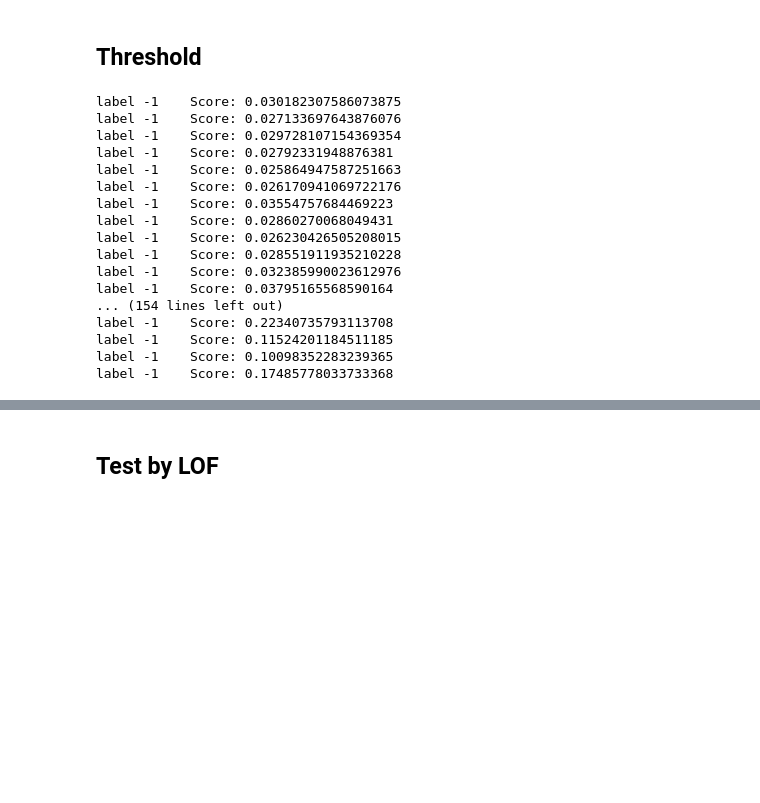
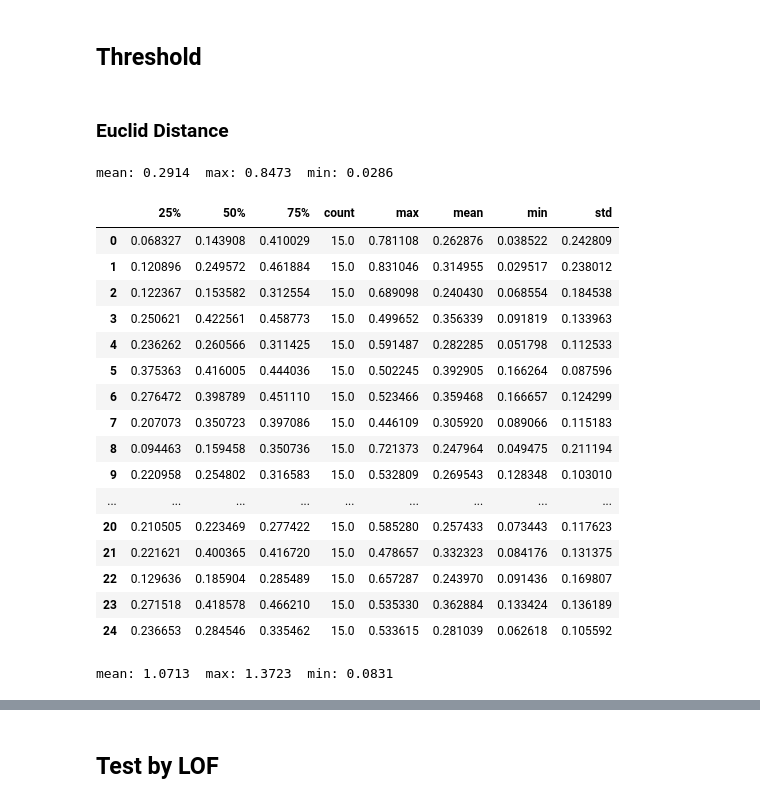
Before and after one commit to moritagit/DAD_Wave, a Jupyter notebook: notebooks/test.ipynb, the cells around one changed output, grey strips where cells are left out. Drawn from its saved outputs; the diff is of its cells as text; code cells hidden in the pictures; blank space fills up the shorter version.

Commit message:
refactoed test

```diff
--- a/notebooks/test.ipynb
+++ b/notebooks/test.ipynb
@@ -145,0 +163,3 @@ Index 199
+# %%
+embeddings_ref = dataset.embeddings[indices_ref]
+embeddings_ref.shape
@@ -145,0 +168,4 @@ Index 199
+# %%
+indices_normal = np.array(sorted(list(set(indices_normal_all) - set(indices_ref))))
+embeddings_normal = dataset.embeddings[indices_normal]
+embeddings_normal.shape
@@ -146,30 +184,4 @@ Index 199
 # %% [markdown]
 ## Threshold
-# %%
-n_test = len(labels)
-scores = []
-for i in range(n_test):
-    embedding = embeddings[i]
-    label = labels[i]
-    dists = np.sum((embedding[np.newaxis, :] - embeddings_ref)**2, axis=1)
-    score = dists.mean()
-    scores.append(score)
-    print('label {}    Score: {}'.format(label, score))
-# %% [output]
-label -1    Score: 0.030182307586073875
-label -1    Score: 0.027133697643876076
-label -1    Score: 0.029728107154369354
-label -1    Score: 0.02792331948876381
-label -1    Score: 0.025864947587251663
-label -1    Score: 0.026170941069722176
-label -1    Score: 0.03554757684469223
-label -1    Score: 0.02860270068049431
-label -1    Score: 0.026230426505208015
-label -1    Score: 0.028551911935210228
-label -1    Score: 0.032385990023612976
-label -1    Score: 0.03795165568590164
-... (154 lines left out)
-label -1    Score: 0.22340735793113708
-label -1    Score: 0.11524201184511185
-label -1    Score: 0.10098352283239365
-label -1    Score: 0.17485778033733368
+# %% [markdown]
+### Euclid Distance
@@ -175,0 +197,28 @@ label -1    Score: 0.17485778033733368
+# %%
+print('mean: {:.4f}  max: {:.4f}  min: {:.4f}'.format(
+    euclid_distance_statistics_normal['mean'].mean(),
+    euclid_distance_statistics_normal['max'].max(),
+    euclid_distance_statistics_normal['min'].min(),
+    ))
+# %% [output]
+mean: 0.2914  max: 0.8473  min: 0.0286
+# %%
+euclid_distance_statistics_normal
+# %% [output]
+|  | 25% | 50% | 75% | count | max | mean | min | std |
+| 0 | 0.068327 | 0.143908 | 0.410029 | 15.0 | 0.781108 | 0.262876 | 0.038522 | 0.242809 |
+| 1 | 0.120896 | 0.249572 | 0.461884 | 15.0 | 0.831046 | 0.314955 | 0.029517 | 0.238012 |
+| 2 | 0.122367 | 0.153582 | 0.312554 | 15.0 | 0.689098 | 0.240430 | 0.068554 | 0.184538 |
+| 3 | 0.250621 | 0.422561 | 0.458773 | 15.0 | 0.499652 | 0.356339 | 0.091819 | 0.133963 |
+| 4 | 0.236262 | 0.260566 | 0.311425 | 15.0 | 0.591487 | 0.282285 | 0.051798 | 0.112533 |
+| 5 | 0.375363 | 0.416005 | 0.444036 | 15.0 | 0.502245 | 0.392905 | 0.166264 | 0.087596 |
+| 6 | 0.276472 | 0.398789 | 0.451110 | 15.0 | 0.523466 | 0.359468 | 0.166657 | 0.124299 |
+| 7 | 0.207073 | 0.350723 | 0.397086 | 15.0 | 0.446109 | 0.305920 | 0.089066 | 0.115183 |
+| 8 | 0.094463 | 0.159458 | 0.350736 | 15.0 | 0.721373 | 0.247964 | 0.049475 | 0.211194 |
+| 9 | 0.220958 | 0.254802 | 0.316583 | 15.0 | 0.532809 | 0.269543 | 0.128348 | 0.103010 |
+| ... | ... | ... | ... | ... | ... | ... | ... | ... |
+| 20 | 0.210505 | 0.223469 | 0.277422 | 15.0 | 0.585280 | 0.257433 | 0.073443 | 0.117623 |
+| 21 | 0.221621 | 0.400365 | 0.416720 | 15.0 | 0.478657 | 0.332323 | 0.084176 | 0.131375 |
+| 22 | 0.129636 | 0.185904 | 0.285489 | 15.0 | 0.657287 | 0.243970 | 0.091436 | 0.169807 |
+| 23 | 0.271518 | 0.418578 | 0.466210 | 15.0 | 0.535330 | 0.362884 | 0.133424 | 0.136189 |
+| 24 | 0.236653 | 0.284546 | 0.335462 | 15.0 | 0.533615 | 0.281039 | 0.062618 | 0.105592 |
@@ -175,0 +232,8 @@ label -1    Score: 0.17485778033733368
+# %%
+print('mean: {:.4f}  max: {:.4f}  min: {:.4f}'.format(
+    euclid_distance_statistics_abnormal['mean'].mean(),
+    euclid_distance_statistics_abnormal['max'].max(),
+    euclid_distance_statistics_abnormal['min'].min(),
+    ))
+# %% [output]
+mean: 1.0713  max: 1.3723  min: 0.0831
```
Also changed, not shown: parts of 67 cells of this notebook, 2 other files.
